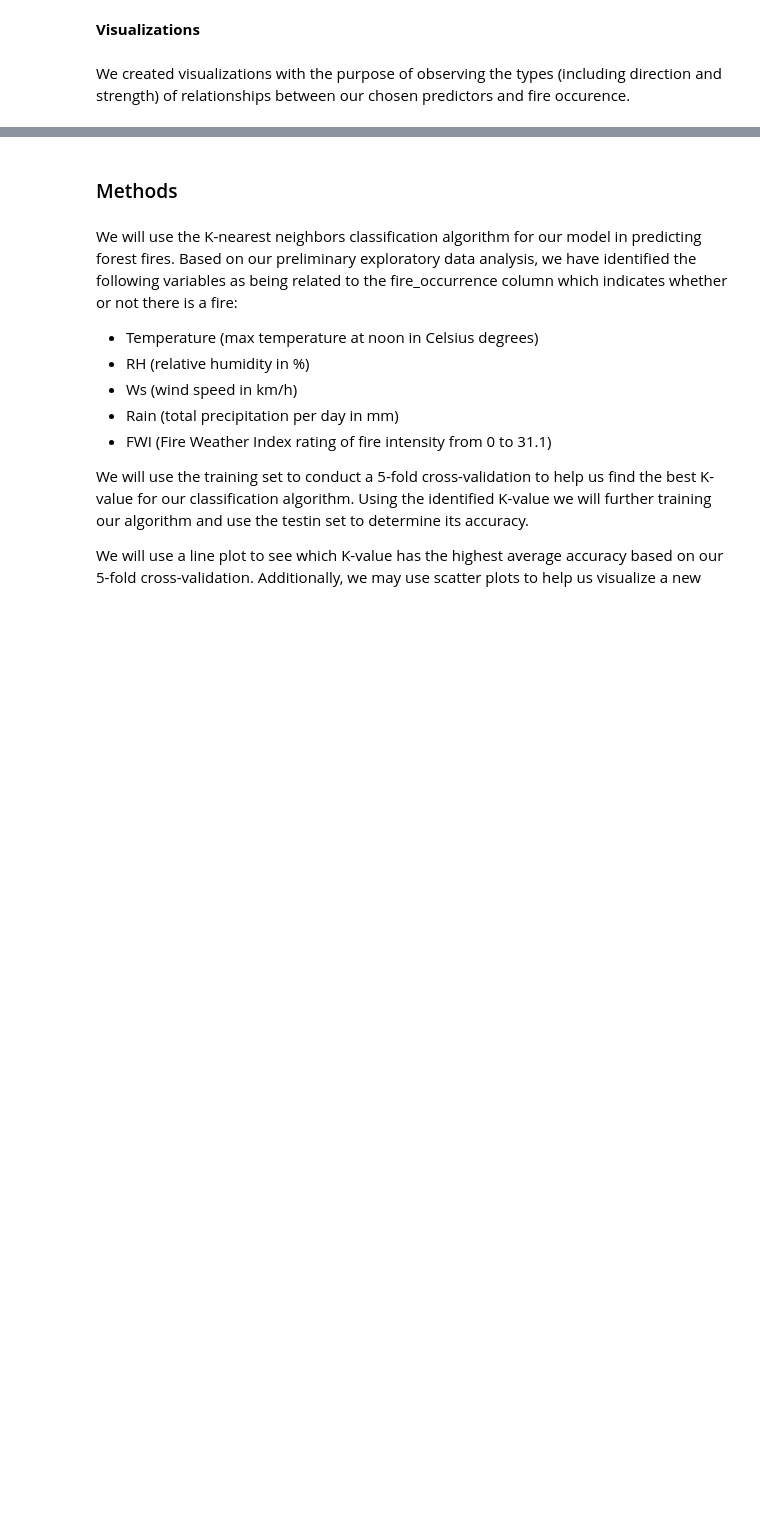
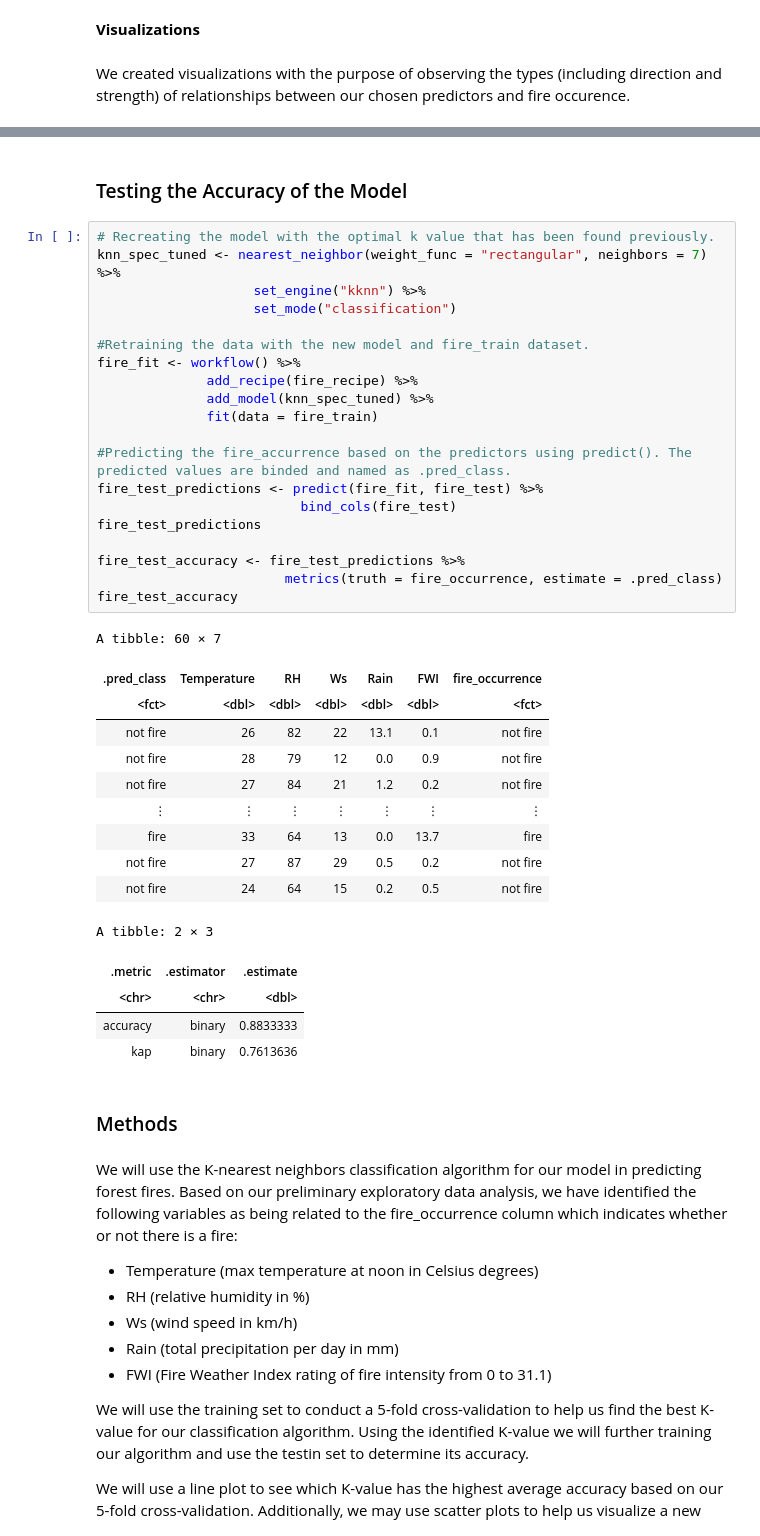
Before and after one commit to alexpiarkouski/Fire-Prediction, a Jupyter notebook: Group 33_ProjectReport.ipynb, the cells around one changed output, grey strips where cells are left out. Drawn from its saved outputs; the diff is of its cells as text; blank space fills up the shorter version.

```diff
--- a/Group 33_ProjectReport.ipynb
+++ b/Group 33_ProjectReport.ipynb
@@ -222,3 +261,41 @@ temperature_FWI_plot
+# %% [markdown]
+### Testing the Accuracy of the Model
+# %%
+# Recreating the model with the optimal k value that has been found previously.
+knn_spec_tuned <- nearest_neighbor(weight_func = "rectangular", neighbors = 7) %>%
+                    set_engine("kknn") %>%
+                    set_mode("classification")
+
+#Retraining the data with the new model and fire_train dataset.
+fire_fit <- workflow() %>%
+              add_recipe(fire_recipe) %>%
+              add_model(knn_spec_tuned) %>%
+              fit(data = fire_train)
+
+#Predicting the fire_accurrence based on the predictors using predict(). The predicted values are binded and named as .pred_class.
+fire_test_predictions <- predict(fire_fit, fire_test) %>%
+                          bind_cols(fire_test)
+fire_test_predictions
+
+fire_test_accuracy <- fire_test_predictions %>%
+                        metrics(truth = fire_occurrence, estimate = .pred_class)
+fire_test_accuracy
+# %% [output]
+A tibble: 60 × 7
+| .pred_class | Temperature | RH | Ws | Rain | FWI | fire_occurrence |
+| <fct> | <dbl> | <dbl> | <dbl> | <dbl> | <dbl> | <fct> |
+| not fire | 26 | 82 | 22 | 13.1 | 0.1 | not fire |
+| not fire | 28 | 79 | 12 | 0.0 | 0.9 | not fire |
+| not fire | 27 | 84 | 21 | 1.2 | 0.2 | not fire |
+| ⋮ | ⋮ | ⋮ | ⋮ | ⋮ | ⋮ | ⋮ |
+| fire | 33 | 64 | 13 | 0.0 | 13.7 | fire |
+| not fire | 27 | 87 | 29 | 0.5 | 0.2 | not fire |
+| not fire | 24 | 64 | 15 | 0.2 | 0.5 | not fire |
+A tibble: 2 × 3
+| .metric | .estimator | .estimate |
+| <chr> | <chr> | <dbl> |
+| accuracy | binary | 0.8833333 |
+| kap | binary | 0.7613636 |
 # %% [markdown]
 ### Methods
 # %% [markdown]
```
Also changed, not shown: parts of 7 cells of this notebook.
